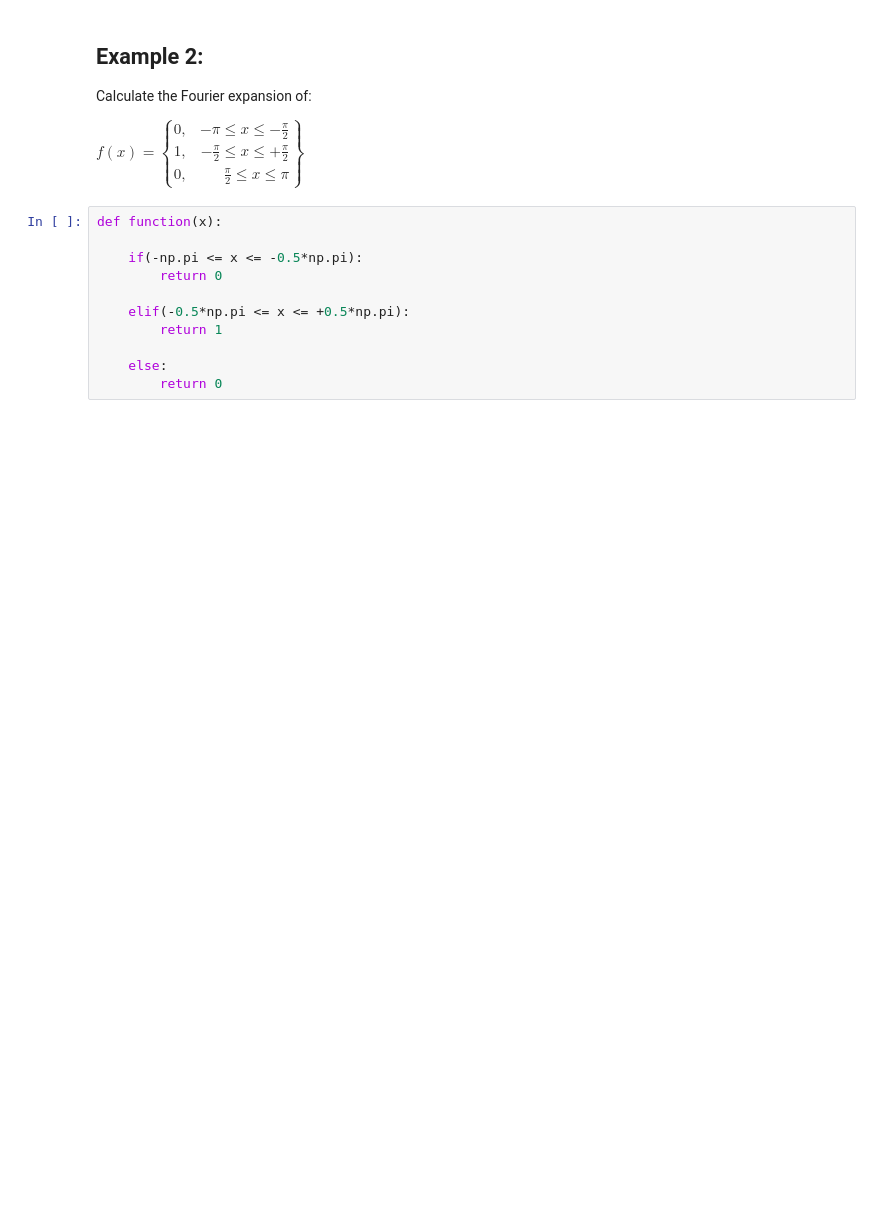
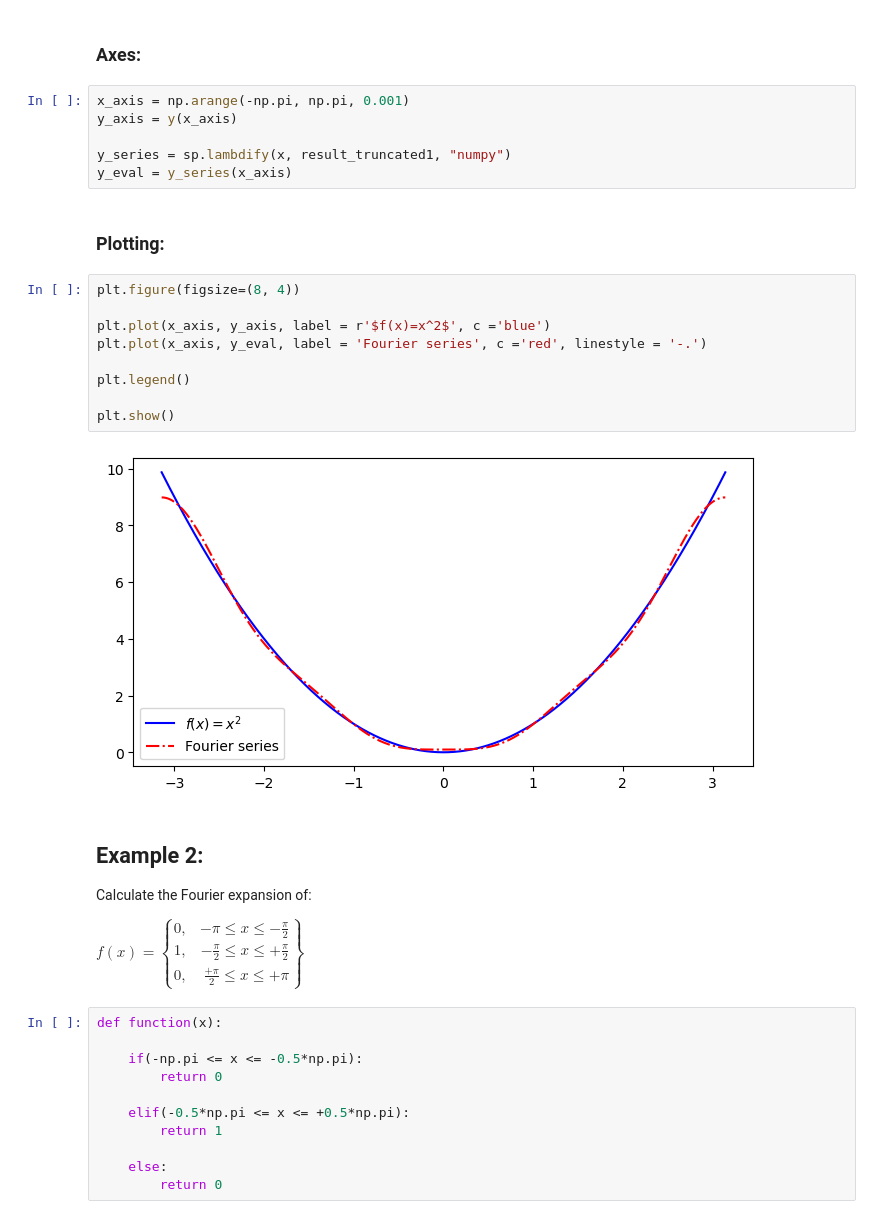
Before and after one commit to wbandabarragan/computational-physics-1, a Jupyter notebook: unit-4/403-Fourier-series.ipynb, the cells around one changed output. Cells and saved outputs as stored; diff of their text form; blank space fills up the shorter version.

```diff
--- a/unit-4/403-Fourier-series.ipynb
+++ b/unit-4/403-Fourier-series.ipynb
@@ -44,3 +43,24 @@ print(result_truncated)
+# %% [markdown]
+### Axes:
+# %%
+x_axis = np.arange(-np.pi, np.pi, 0.001)
+y_axis = y(x_axis)
+
+y_series = sp.lambdify(x, result_truncated1, "numpy")
+y_eval = y_series(x_axis)
+# %% [markdown]
+### Plotting:
+# %%
+plt.figure(figsize=(8, 4))
+
+plt.plot(x_axis, y_axis, label = r'$f(x)=x^2$', c ='blue')
+plt.plot(x_axis, y_eval, label = 'Fourier series', c ='red', linestyle = '-.')
+
+plt.legend()
+
+plt.show()
+# %% [output]
+[figure, added]
 # %% [markdown]
 ## Example 2:
 
@@ -51,7 +71,7 @@ $f(x) =
     \begin{array}{lr}
         0, & -\pi \leq x \leq -\frac{\pi}{2}\\
         1, & -\frac{\pi}{2} \leq x \leq +\frac{\pi}{2}\\
-        0, & \frac{\pi}{2} \leq x \leq \pi
+        0, & \frac{+\pi}{2} \leq x \leq +\pi
     \end{array}
 \right\}$
 # %%
```
Also changed, not shown: parts of 23 cells of this notebook.
